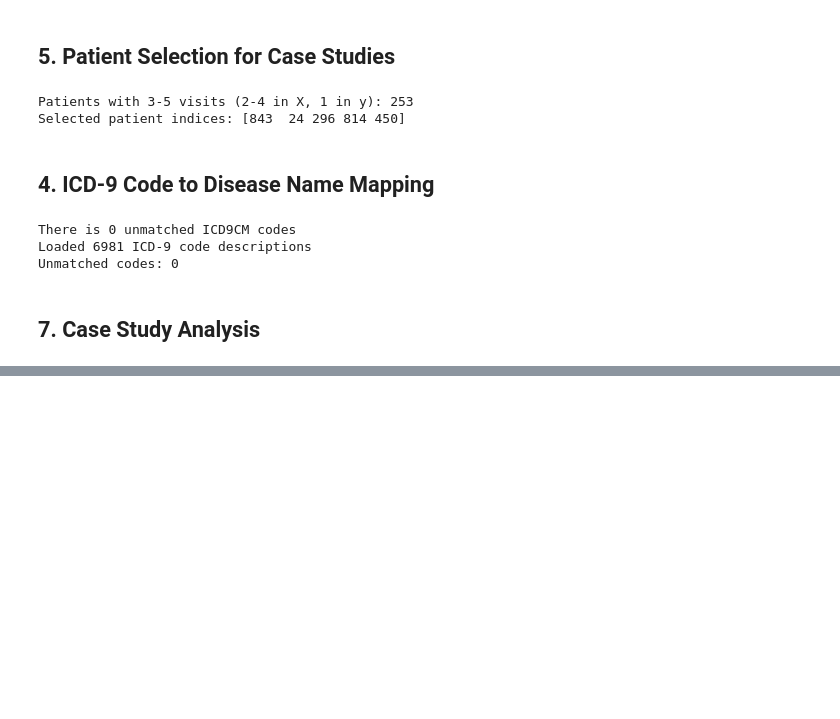
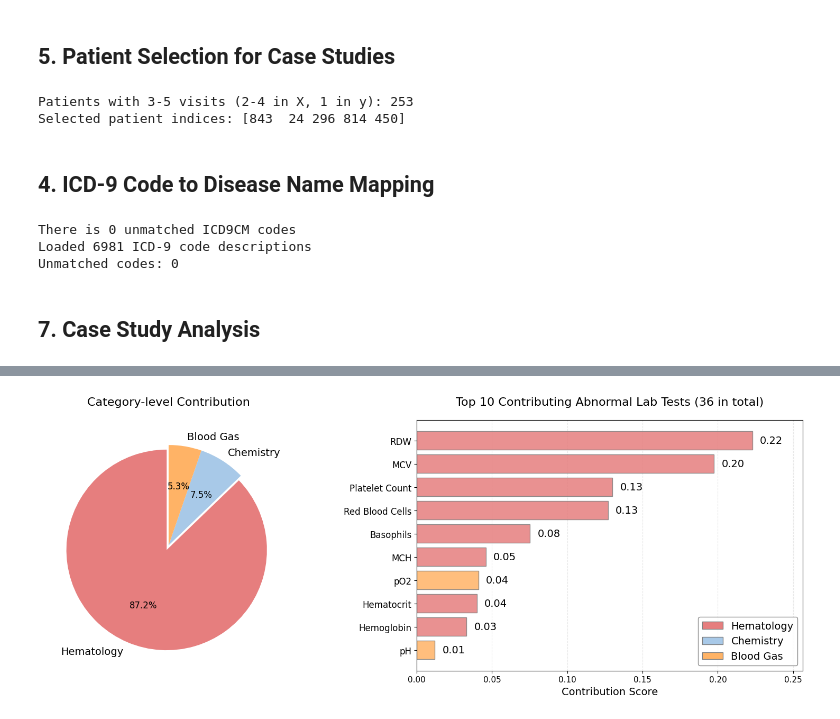
Before and after one commit to humphreyhuu/DuaLK, a Jupyter notebook: interpretation.ipynb, the cells around one changed output, grey strips where cells are left out. Cells and saved outputs as stored; diff of their text form; code cells hidden in the pictures; blank space fills up the shorter version.

```diff
--- a/interpretation.ipynb
+++ b/interpretation.ipynb
@@ -360,0 +628,97 @@ Patient 843
+# %%
+# Patient 843 - Complications of transplanted kidney (996.81) Visualization
+
+category_contrib = {
+    'Hematology': 0.8720,
+    'Chemistry': 0.0750,
+    'Blood Gas': 0.0530
+}
+
+top_labs = [
+    ('hematology', 'RDW', 0.2230),
+    ('hematology', 'MCV', 0.1974),
+    ('hematology', 'Platelet Count', 0.1301),
+    ('hematology', 'Red Blood Cells', 0.1271),
+    ('hematology', 'Basophils', 0.0753),
+    ('hematology', 'MCH', 0.0459),
+    ('blood gas', 'pO2', 0.0410),
+    ('hematology', 'Hematocrit', 0.0400),
+    ('hematology', 'Hemoglobin', 0.0331),
+    ('blood gas', 'pH', 0.0120)
+]
+
+category_colors = {
+    'hematology': '#e67e7e',
+    'chemistry': '#a8c9e8',
+    'blood gas': '#ffb366'
+}
+
+
+fig, (ax1, ax2) = plt.subplots(1, 2, figsize=(16, 6))
+
+
+categories = list(category_contrib.keys())
+contributions = list(category_contrib.values())
+colors_pie = ['#e67e7e', '#a8c9e8', '#ffb366']
+
+wedges, texts, autotexts = ax1.pie(
+    contributions,
+    labels=categories,
+    colors=colors_pie,
+    autopct='%1.1f%%',
+    startangle=90,
+    textprops={'fontsize': 14},  # , 'weight': 'bold'
+    explode=(0.05, 0, 0)
+)
+
+for autotext in autotexts:
+    autotext.set_color('black')
+    autotext.set_fontsize(12)
+    # autotext.set_weight('bold')
+
+ax1.set_title('Category-level Contribution',
+              fontsize=16, pad=20)
+
+lab_names = [f"{lab[1]}" for lab in top_labs]
+lab_contribs = [lab[2] for lab in top_labs]
+lab_categories = [lab[0] for lab in top_labs]
+
+bar_colors = [category_colors[cat] for cat in lab_categories]
+
+y_pos = np.arange(len(lab_names))
+bars = ax2.barh(y_pos, lab_contribs, color=bar_colors, alpha=0.85, edgecolor='gray', linewidth=1.0)
+
+for i, (bar, contrib) in enumerate(zip(bars, lab_contribs)):
+    ax2.text(contrib + 0.005, bar.get_y() + bar.get_height()/2,
+             f'{contrib:.2f}',
+             va='center', ha='left', fontsize=14)
+
+ax2.set_yticks(y_pos)
+ax2.set_yticklabels(lab_names, fontsize=12)
+ax2.invert_yaxis()
+
+ax2.set_xlabel('Contribution Score', fontsize=14)
+ax2.set_xlim(0, max(lab_contribs) * 1.15)
+
+ax2.set_title('Top 10 Contributing Abnormal Lab Tests (36 in total)',
+              fontsize=16, pad=20)
+
+ax2.grid(axis='x', alpha=0.3, linestyle='--')
+ax2.set_axisbelow(True)
+
+from matplotlib.patches import Patch
+legend_elements = [
+    Patch(facecolor=category_colors['hematology'], edgecolor='gray', label='Hematology'),
+    Patch(facecolor=category_colors['chemistry'], edgecolor='gray', label='Chemistry'),
+    Patch(facecolor=category_colors['blood gas'], edgecolor='gray', label='Blood Gas')
+]
+ax2.legend(handles=legend_elements, loc='lower right', fontsize=14, frameon=True,
+           framealpha=0.9, edgecolor='gray')
+
+plt.tight_layout()
+plt.savefig('case_lab_interpretation.pdf', dpi=300, bbox_inches='tight')
+plt.show()
+
+print("Visualization saved as 'case_lab_interpretation.pdf'")
+# %% [output]
+[figure, added]
```
Also changed, not shown: parts of 10 cells of this notebook, 2 other files.
